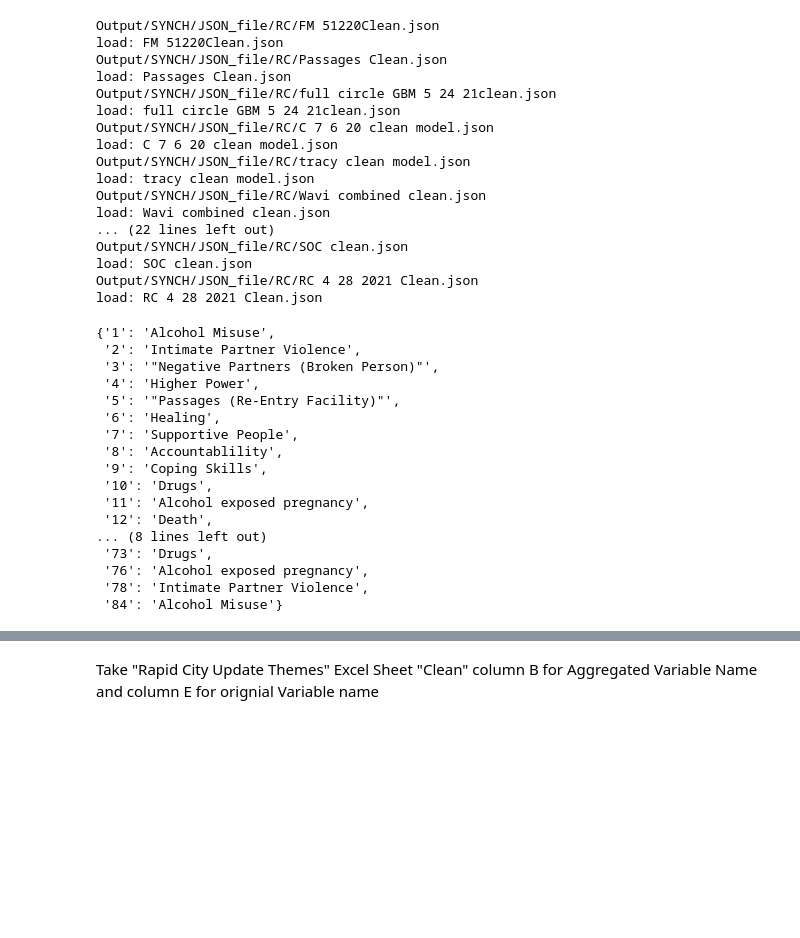
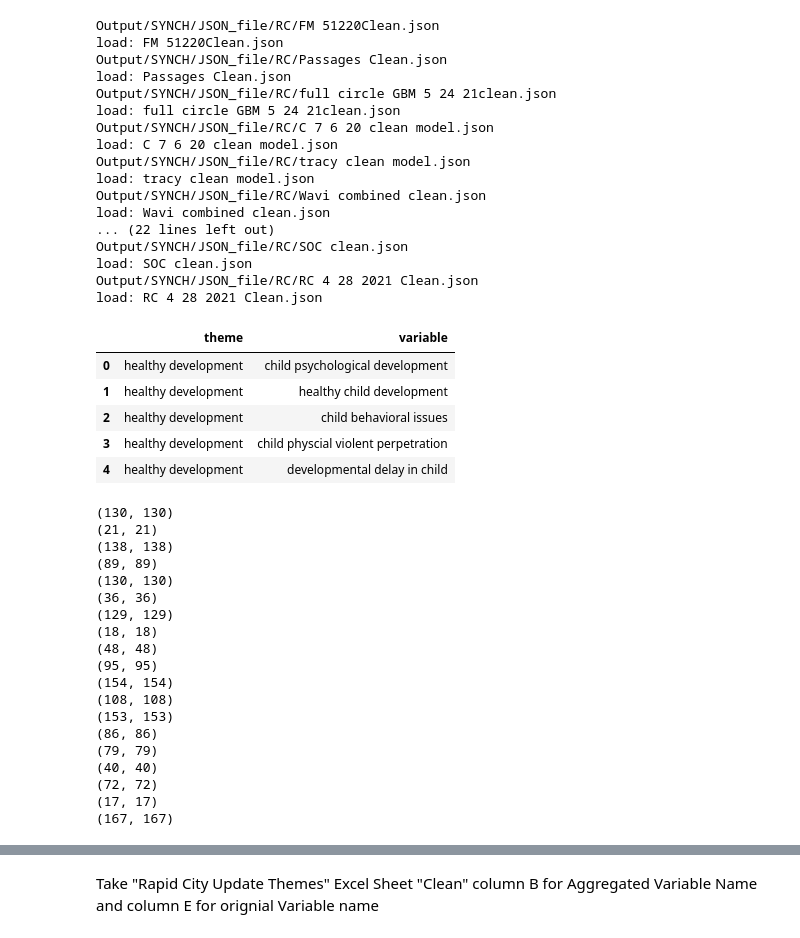
Before and after one commit to georgia-max/MentalMaps_Aggregation, a Jupyter notebook: Jupyter/aggregateCLD.ipynb, the cells around one changed output, grey strips where cells are left out. Drawn from its saved outputs; the diff is of its cells as text; code cells hidden in the pictures; blank space fills up the shorter version.

```diff
--- a/Jupyter/aggregateCLD.ipynb
+++ b/Jupyter/aggregateCLD.ipynb
@@ -64,21 +71,60 @@ load: RC 4 28 2021 Clean.json
 # file_rename.head(3)
-# %%
-my_data_RC['Passages Clean.json'][0]
-# %% [output]
-{'1': 'Alcohol Misuse',
- '2': 'Intimate Partner Violence',
- '3': '"Negative Partners (Broken Person)"',
- '4': 'Higher Power',
- '5': '"Passages (Re-Entry Facility)"',
- '6': 'Healing',
- '7': 'Supportive People',
- '8': 'Accountablility',
- '9': 'Coping Skills',
- '10': 'Drugs',
- '11': 'Alcohol exposed pregnancy',
- '12': 'Death',
-... (8 lines left out)
- '73': 'Drugs',
- '76': 'Alcohol exposed pregnancy',
- '78': 'Intimate Partner Violence',
- '84': 'Alcohol Misuse'}
+# %%
+# df_rc_themes = pd.read_excel('Dataset/SYNCH/aggregate_theme/RC_Updated_Themes.xlsx', sheet_name= "clean")
+
+# # get column 1 and 4
+# df_aggregate_names = df_rc_themes.iloc[:, [1, 4]]
+
+# df_aggregate_names.columns = ['theme', 'variable']
+# # delete rows if both are column values are nan
+# df_aggregate_names = df_aggregate_names.dropna(subset=['theme', 'variable'], how='all')
+
+
+# df_aggregate_names['theme'] = df_aggregate_names['theme'].fillna(method='ffill')
+
+# df_aggregate_names['theme']= df_aggregate_names['theme'].str.lower()
+# df_aggregate_names['variable']= df_aggregate_names['variable'].str.lower()
+
+# df_aggregate_names.head(20)
+# df_aggregate_names.to_csv('Dataset/SYNCH/aggregate_theme/RC_theme_var_matching.csv', index=False)
+
+df_aggregate_names = pd.read_csv('Dataset/SYNCH/aggregate_theme/RC_theme_var_matching.csv')
+df_aggregate_names.head()
+# %% [output]
+|  | theme | variable |
+| 0 | healthy development | child psychological development |
+| 1 | healthy development | healthy child development |
+| 2 | healthy development | child behavioral issues |
+| 3 | healthy development | child physcial violent perpetration |
+| 4 | healthy development | developmental delay in child |
+# %%
+dict_pol_mx = {}
+for key, value in my_data_RC.items():
+    # print(key, value)
+    pol_mx = parse_cld.get_theme_cld(value, df_aggregate_names)
+    print(pol_mx.shape)
+    dict_pol_mx[key] = pol_mx
+
+
+
+#  pol_max_combined = parse_cld.get_combine_matrix(pol_mx, )
+# %% [output]
+(130, 130)
+(21, 21)
+(138, 138)
+(89, 89)
+(130, 130)
+(36, 36)
+(129, 129)
+(18, 18)
+(48, 48)
+(95, 95)
+(154, 154)
+(108, 108)
+(153, 153)
+(86, 86)
+(79, 79)
+(40, 40)
+(72, 72)
+(17, 17)
+(167, 167)
```
Also changed, not shown: parts of 40 cells of this notebook, 4 other files.
